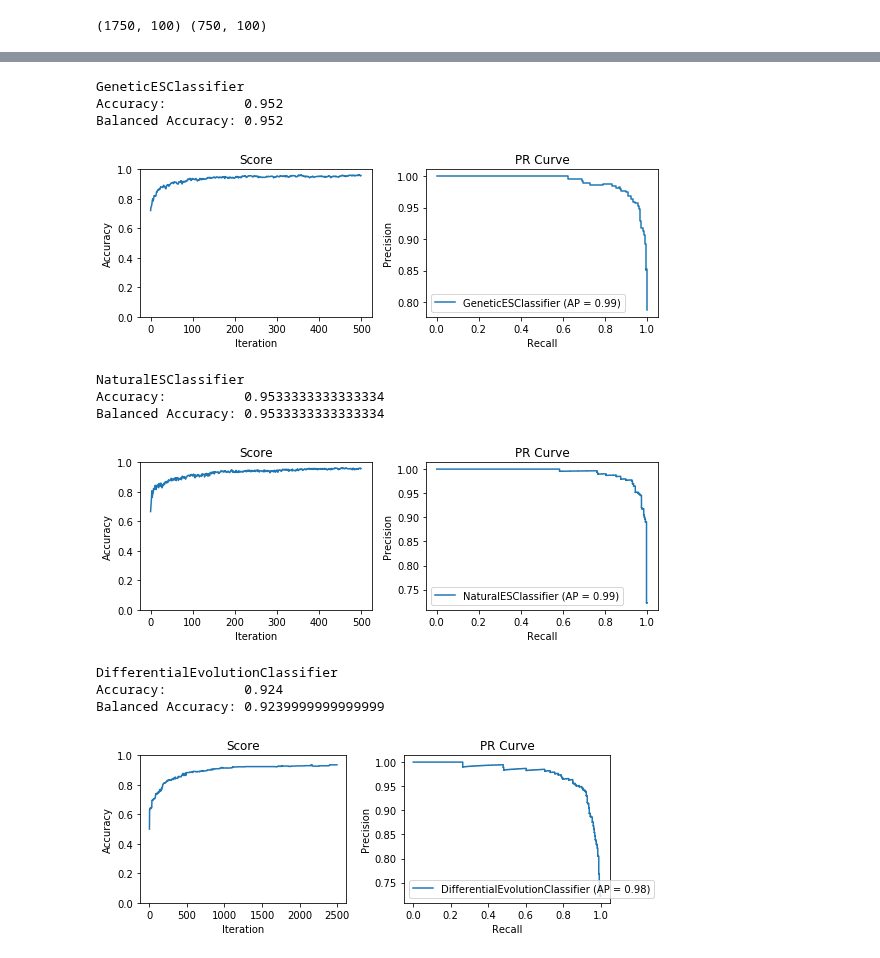
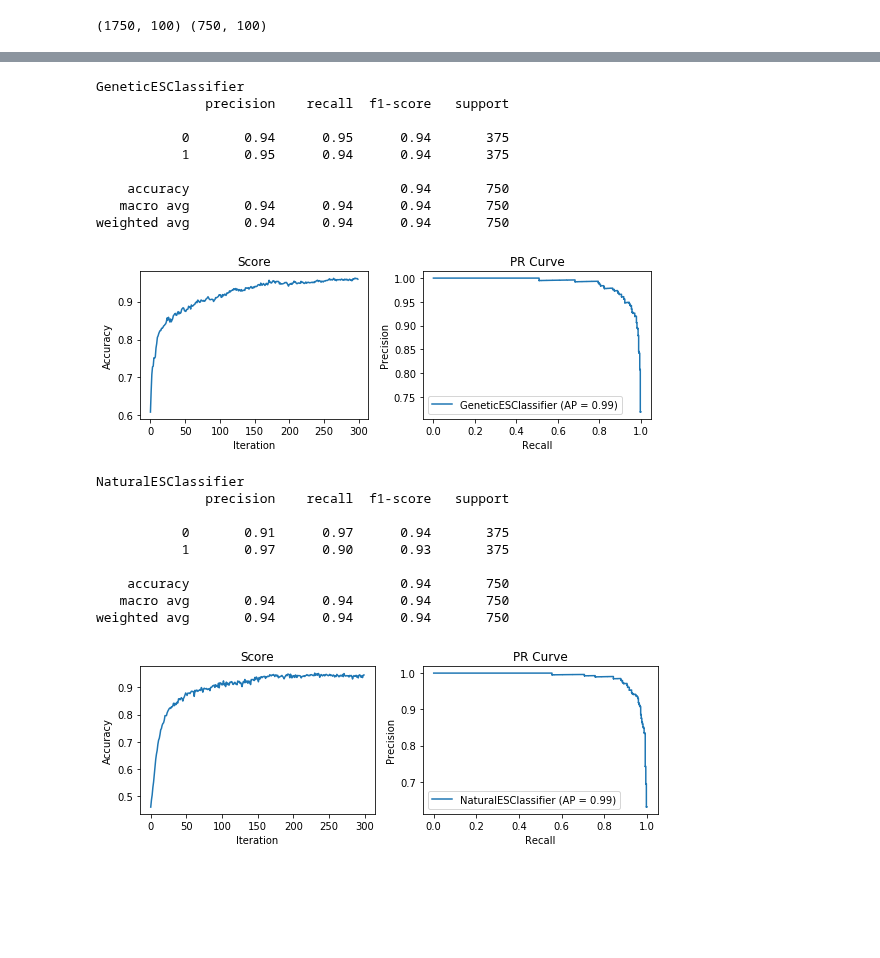
Before and after one commit to EvanLavender13/cs613-final-project, a Jupyter notebook: classification.ipynb, the cells around one changed output, grey strips where cells are left out. Drawn from its saved outputs; the diff is of its cells as text; code cells hidden in the pictures; blank space fills up the shorter version.

```diff
--- a/classification.ipynb
+++ b/classification.ipynb
@@ -75,10 +68,19 @@ es_model.fit(X_train, y_train);
-# %%
-plot_model(es_model, 500, X_test, y_test)
-# %% [output]
-GeneticESClassifier
-Accuracy:          0.952
-Balanced Accuracy: 0.952
-[figure, removed]
+# %%
+fig, axes = plt.subplots(nrows=1, ncols=2, figsize=(8, 3))
+plot_class(ges, X_test, y_test, axes)
+fig.tight_layout()
+fig.savefig("images/Toy-GeneticESClassifier-PRCurve.png")
+# %% [output]
+GeneticESClassifier
+              precision    recall  f1-score   support
+
+           0       0.94      0.95      0.94       375
+           1       0.95      0.94      0.94       375
+
+    accuracy                           0.94       750
+   macro avg       0.94      0.94      0.94       750
+weighted avg       0.94      0.94      0.94       750
+[figure, added]
 # %%
 from algorithms import NaturalESClassifier
 
@@ -87,10 +89,19 @@ es_model.fit(X_train, y_train);
-# %%
-plot_model(es_model, 500, X_test, y_test)
-# %% [output]
-NaturalESClassifier
-Accuracy:          0.9533333333333334
-Balanced Accuracy: 0.9533333333333334
-[figure, removed]
+# %%
+fig, axes = plt.subplots(nrows=1, ncols=2, figsize=(8, 3))
+plot_class(nes, X_test, y_test, axes)
+fig.tight_layout()
+fig.savefig("images/Toy-NaturalESClassifier-PRCurve.png")
+# %% [output]
+NaturalESClassifier
+              precision    recall  f1-score   support
+
+           0       0.91      0.97      0.94       375
+           1       0.97      0.90      0.93       375
+
+    accuracy                           0.94       750
+   macro avg       0.94      0.94      0.94       750
+weighted avg       0.94      0.94      0.94       750
+[figure, added]
 # %%
 from algorithms import DifferentialEvolutionClassifier
 
@@ -99,7 +109,0 @@ de_model.fit(X_train, y_train);
-# %%
-plot_model(de_model, 2500, X_test, y_test)
-# %% [output]
-DifferentialEvolutionClassifier
-Accuracy:          0.924
-Balanced Accuracy: 0.9239999999999999
-[figure, removed]
```
Also changed, not shown: parts of 16 cells of this notebook, 37 other files.
